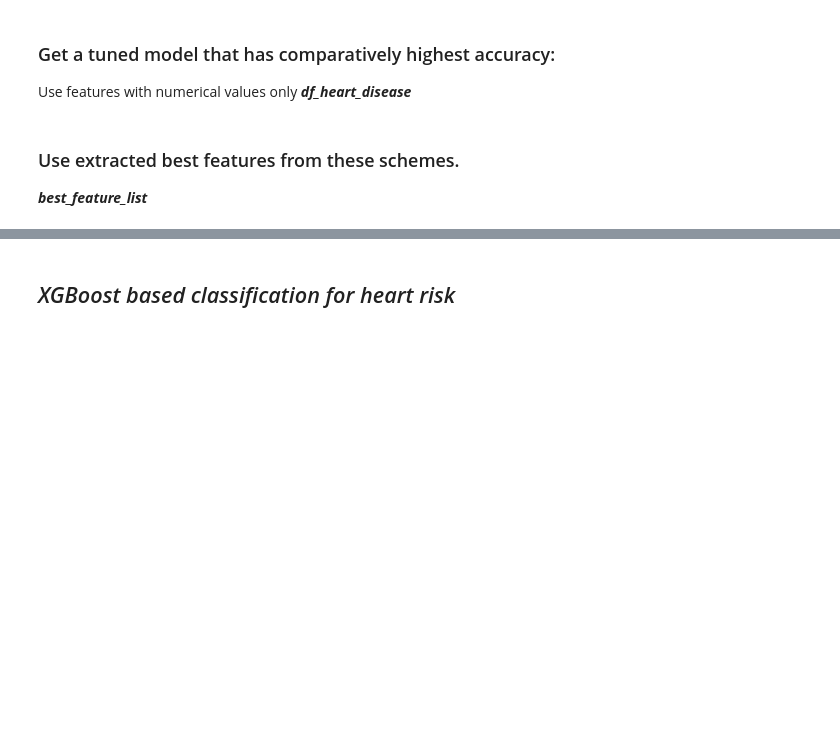
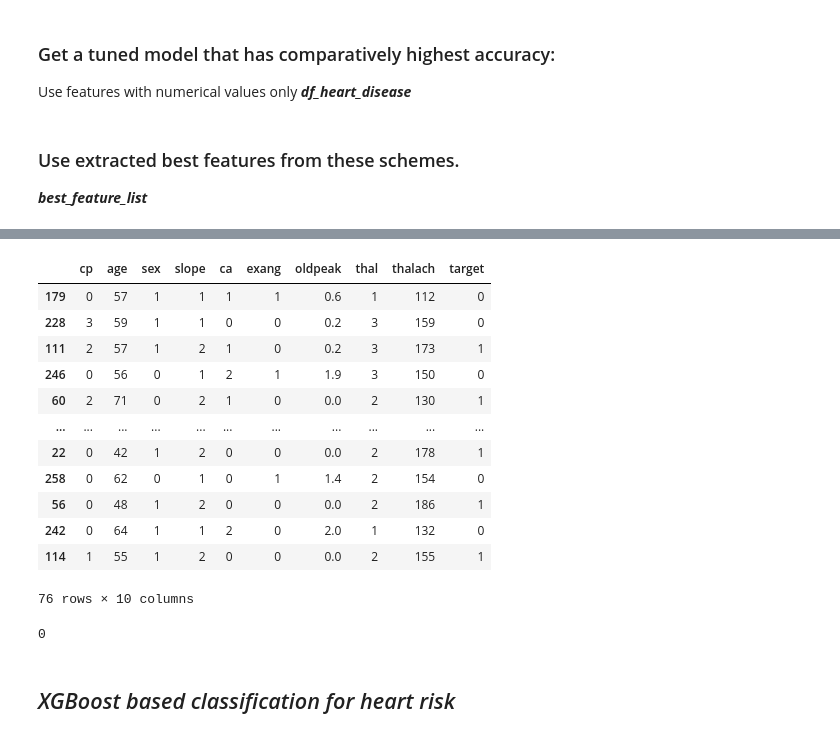
Before and after one commit to rrahman1234/Udacity_ML_Nanodegree, a Jupyter notebook: Hear_Risk_Analytics.ipynb, the cells around one changed output, grey strips where cells are left out. Saved outputs shown, nothing was run; the diff lists cells and outputs as text; code cells hidden in the pictures; blank space fills up the shorter version.

```diff
--- a/Hear_Risk_Analytics.ipynb
+++ b/Hear_Risk_Analytics.ipynb
@@ -633,0 +681,16 @@ rdge_mdl = create_model('ridge')
+# %%
+pd.concat([X_test, y_test], axis=1)
+# %% [output]
+|  | cp | age | sex | slope | ca | exang | oldpeak | thal | thalach | target |
+| 179 | 0 | 57 | 1 | 1 | 1 | 1 | 0.6 | 1 | 112 | 0 |
+| 228 | 3 | 59 | 1 | 1 | 0 | 0 | 0.2 | 3 | 159 | 0 |
+| 111 | 2 | 57 | 1 | 2 | 1 | 0 | 0.2 | 3 | 173 | 1 |
+| 246 | 0 | 56 | 0 | 1 | 2 | 1 | 1.9 | 3 | 150 | 0 |
+| 60 | 2 | 71 | 0 | 2 | 1 | 0 | 0.0 | 2 | 130 | 1 |
+| ... | ... | ... | ... | ... | ... | ... | ... | ... | ... | ... |
+| 22 | 0 | 42 | 1 | 2 | 0 | 0 | 0.0 | 2 | 178 | 1 |
+| 258 | 0 | 62 | 0 | 1 | 0 | 1 | 1.4 | 2 | 154 | 0 |
+| 56 | 0 | 48 | 1 | 2 | 0 | 0 | 0.0 | 2 | 186 | 1 |
+| 242 | 0 | 64 | 1 | 1 | 2 | 0 | 2.0 | 1 | 132 | 0 |
+| 114 | 1 | 55 | 1 | 2 | 0 | 0 | 0.0 | 2 | 155 | 1 |
+76 rows × 10 columns
@@ -634,3 +700,7 @@ rdge_mdl = create_model('ridge')
+# %%
+model_0
+# %% [output]
+0
 # %%
 prediction_mljar = automl.predict(X_test)
 # %%
```
Also changed, not shown: parts of 16 cells of this notebook.
